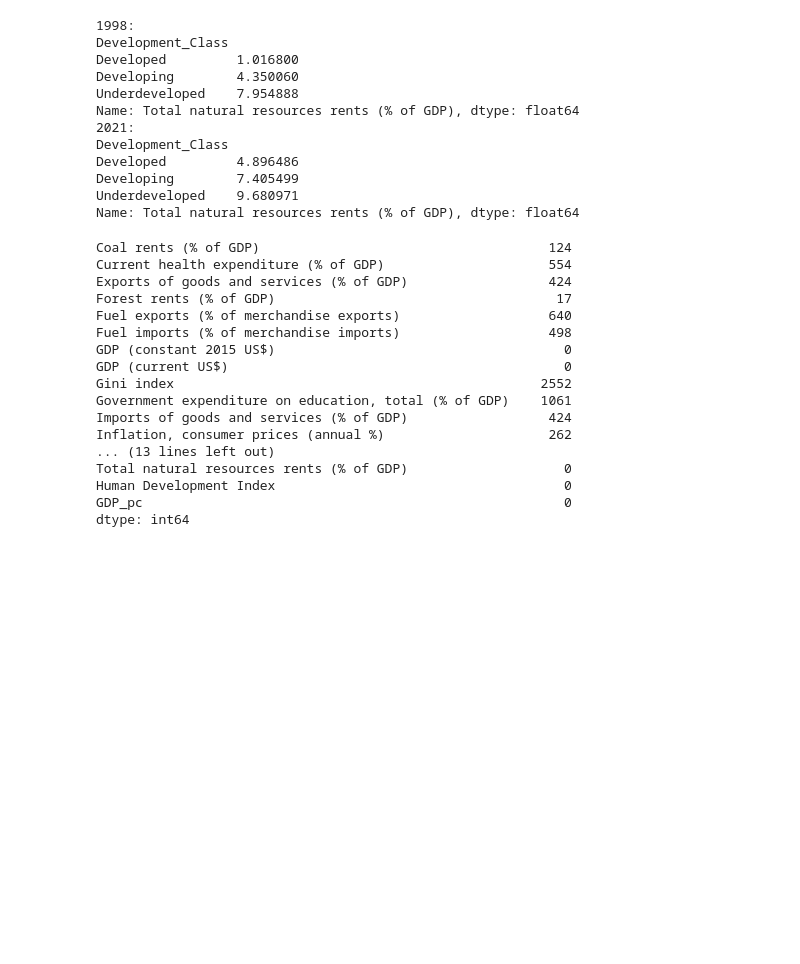
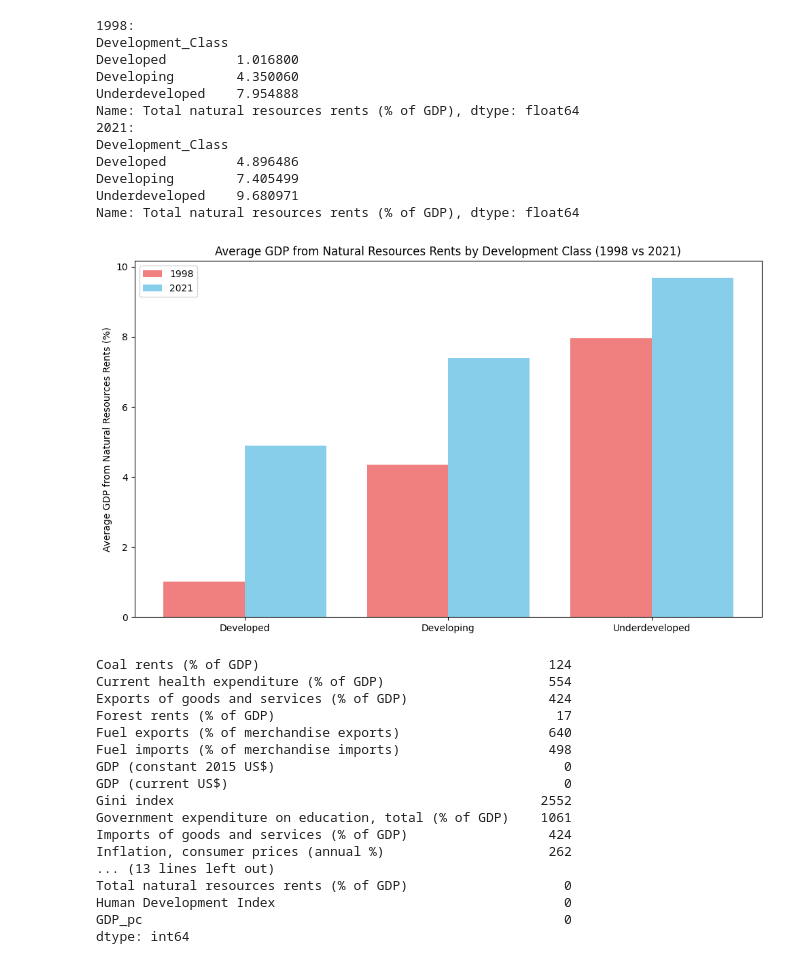
Before and after one commit to LosaLosSantos/Project_ER, a Jupyter notebook: Clean and Exploration.ipynb, the cells around one changed output. Drawn from its saved outputs; the diff is of its cells as text; code cells hidden in the pictures; blank space fills up the shorter version.

Commit message:
comments correction and a new graph

```diff
--- a/Clean and Exploration.ipynb
+++ b/Clean and Exploration.ipynb
@@ -1306,4 +1292,25 @@ Developed         4.896486
 Developing        7.405499
 Underdeveloped    9.680971
 Name: Total natural resources rents (% of GDP), dtype: float64
+# %%
+development_classes = ["Developed", "Developing", "Underdeveloped"]
+nrr_1998 = [1.016800, 4.350060, 7.954888]
+nrr_2021 = [4.896486, 7.405499, 9.680971]
+
+plt.figure(figsize=(10, 6))
+bar_width = 0.4
+index = (range(0,3))
+
+bars1 = plt.bar(index, nrr_1998, bar_width, color = "lightcoral",label="1998")
+bars2 = plt.bar([i + bar_width for i in index], nrr_2021, bar_width,color = "skyblue", label="2021")
+
+plt.ylabel("Average GDP from Natural Resources Rents (%)")
+plt.title("Average GDP from Natural Resources Rents by Development Class (1998 vs 2021)")
+plt.xticks([i + bar_width/2 for i in index], development_classes)
+plt.legend()
+
+plt.tight_layout()
+plt.show()
+# %% [output]
+[figure, added]
 # %%
```
Also changed, not shown: parts of 53 cells of this notebook, 6 other files.
